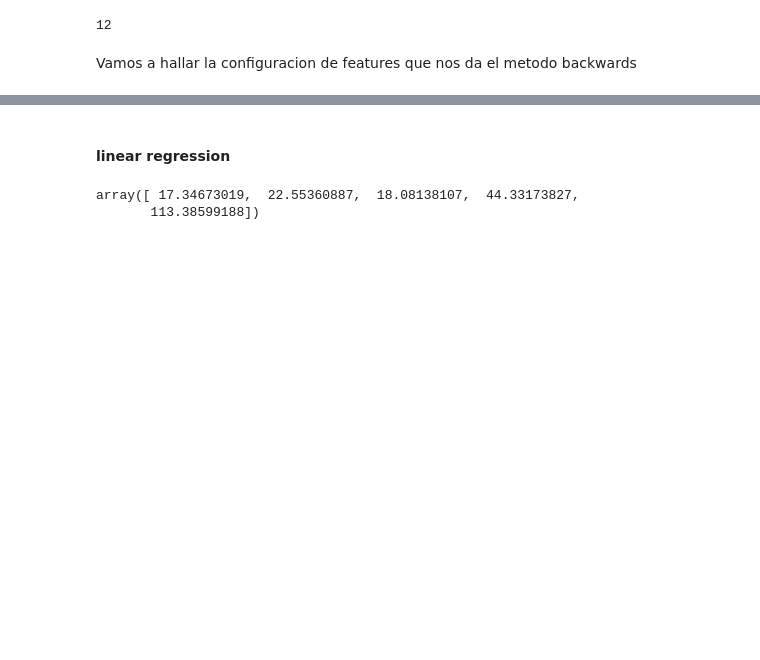
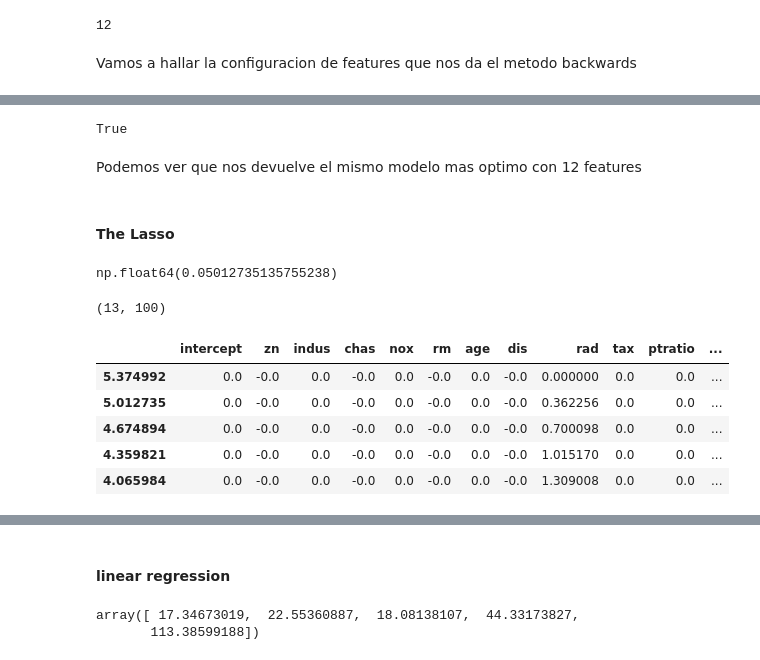
Before and after one commit to chuancao26/islp, a Jupyter notebook: EjerciciosRegularizacion.ipynb, the cells around one changed output, grey strips where cells are left out. Drawn from its saved outputs; the diff is of its cells as text; code cells hidden in the pictures; blank space fills up the shorter version.

```diff
--- a/EjerciciosRegularizacion.ipynb
+++ b/EjerciciosRegularizacion.ipynb
@@ -1391,0 +1412,53 @@ Vamos a hallar la configuracion de features que nos da el metodo backwards
+# %%
+selected_model_backwards.selected_state_ == selected_model_forward.selected_state_
+# %% [output]
+True
+# %% [markdown]
+Podemos ver que nos devuelve el mismo modelo mas optimo con 12 features
+# %% [markdown]
+#### The Lasso
+# %%
+# vamos a buscar el valor de lambda en este contexto con el uso de un kfold con
+# k de 5
+k = 5
+kfold = skm.KFold(k, shuffle=True, random_state=2)
+
+X = design.transform(df)
+y = df['crim']
+
+scaler = StandardScaler(with_mean=True, with_std=True)
+
+lasso = skl.LassoCV(cv=kfold)
+
+pipeline_lasso = Pipeline(steps=[("scaler", scaler),
+                                 ("lasso", lasso)])
+
+pipeline_lasso.fit(X, y)
+tunned_lasso = pipeline_lasso.named_steps["lasso"]
+tunned_lasso.alpha_
+# %% [output]
+np.float64(0.05012735135755238)
+# %%
+# ahora indagemos un poco mas en el path de este metodo.
+Xs = scaler.fit_transform(X)
+lambdas, soln_path = skl.Lasso.path(Xs,
+                                    y,
+                                    l1_ratio=1,
+                                    n_alphas=100)[:2]
+
+soln_path.shape
+# %% [output]
+(13, 100)
+# %%
+
+soln_path = pd.DataFrame(soln_path.T,
+                         columns=X.columns,
+                         index=lambdas)
+soln_path.head()
+# %% [output]
+|  | intercept | zn | indus | chas | nox | rm | age | dis | rad | tax | ptratio | ... |
+| 5.374992 | 0.0 | -0.0 | 0.0 | -0.0 | 0.0 | -0.0 | 0.0 | -0.0 | 0.000000 | 0.0 | 0.0 | ... |
+| 5.012735 | 0.0 | -0.0 | 0.0 | -0.0 | 0.0 | -0.0 | 0.0 | -0.0 | 0.362256 | 0.0 | 0.0 | ... |
+| 4.674894 | 0.0 | -0.0 | 0.0 | -0.0 | 0.0 | -0.0 | 0.0 | -0.0 | 0.700098 | 0.0 | 0.0 | ... |
+| 4.359821 | 0.0 | -0.0 | 0.0 | -0.0 | 0.0 | -0.0 | 0.0 | -0.0 | 1.015170 | 0.0 | 0.0 | ... |
+| 4.065984 | 0.0 | -0.0 | 0.0 | -0.0 | 0.0 | -0.0 | 0.0 | -0.0 | 1.309008 | 0.0 | 0.0 | ... |
```
Also changed, not shown: parts of 6 cells of this notebook.
